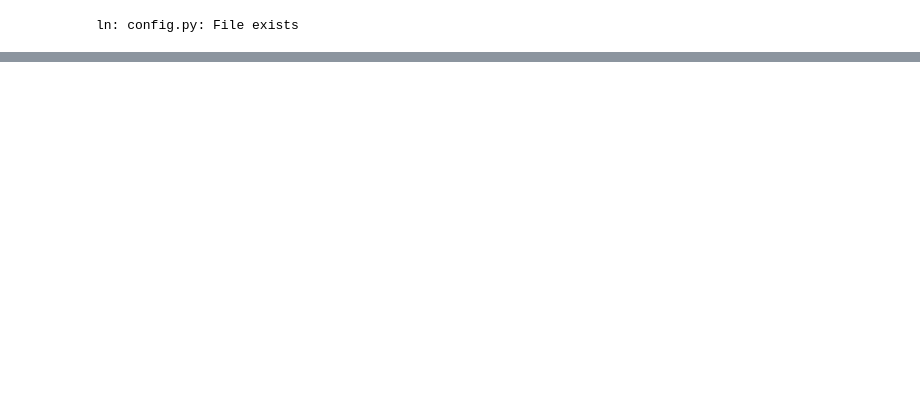
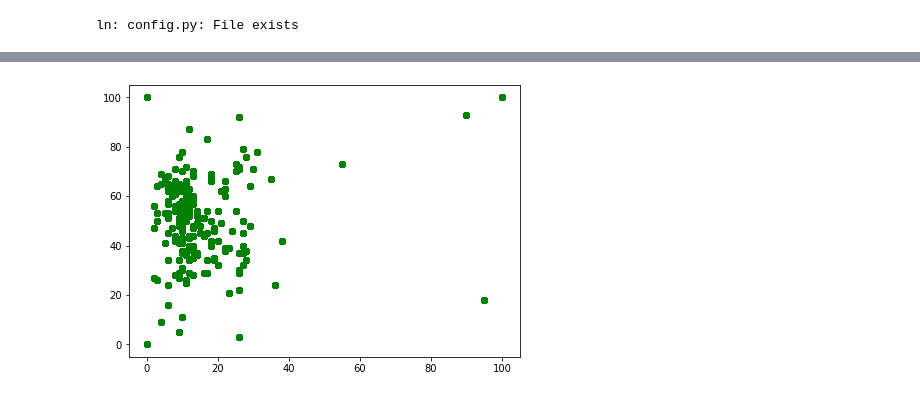
Before and after one commit to keepertrainer78698/youth-base, a Jupyter notebook: goalkeeping/int-goalkeeping/events.ipynb, the cells around one changed output, grey strips where cells are left out. Saved outputs shown, nothing was run; the diff lists cells and outputs as text; code cells hidden in the pictures; blank space fills up the shorter version.

```diff
--- a/goalkeeping/int-goalkeeping/events.ipynb
+++ b/goalkeeping/int-goalkeeping/events.ipynb
@@ -21,0 +172,6 @@ ln: config.py: File exists
+# %%
+shot_against = events[events['eventId'] == 9].head(200)
+shot_exploded = shot_against.explode('tags')
+shot_exploded = shot_exploded.explode('positions')
+shot_exploded['y'] = [v['y'] for k, v in shot_exploded['positions'].items()]
+shot_exploded['x'] = [v['x'] for k, v in shot_exploded['positions'].items()]
@@ -21,0 +199,11 @@ ln: config.py: File exists
+# %%
+fig, ax = plt.subplots()
+fig.set_size_inches(7,5)
+
+for i in range(len(shot_exploded)):
+    plt.scatter(shot_exploded['x'], shot_exploded['y'], color='green')
+    #plt.plot(int(shot_exploded['x'][i]), int(shot_exploded['y'][i]), color='green')
+
+plt.show()
+# %% [output]
+[figure, added]
```
Also changed, not shown: parts of 13 cells of this notebook, 6 other files.
